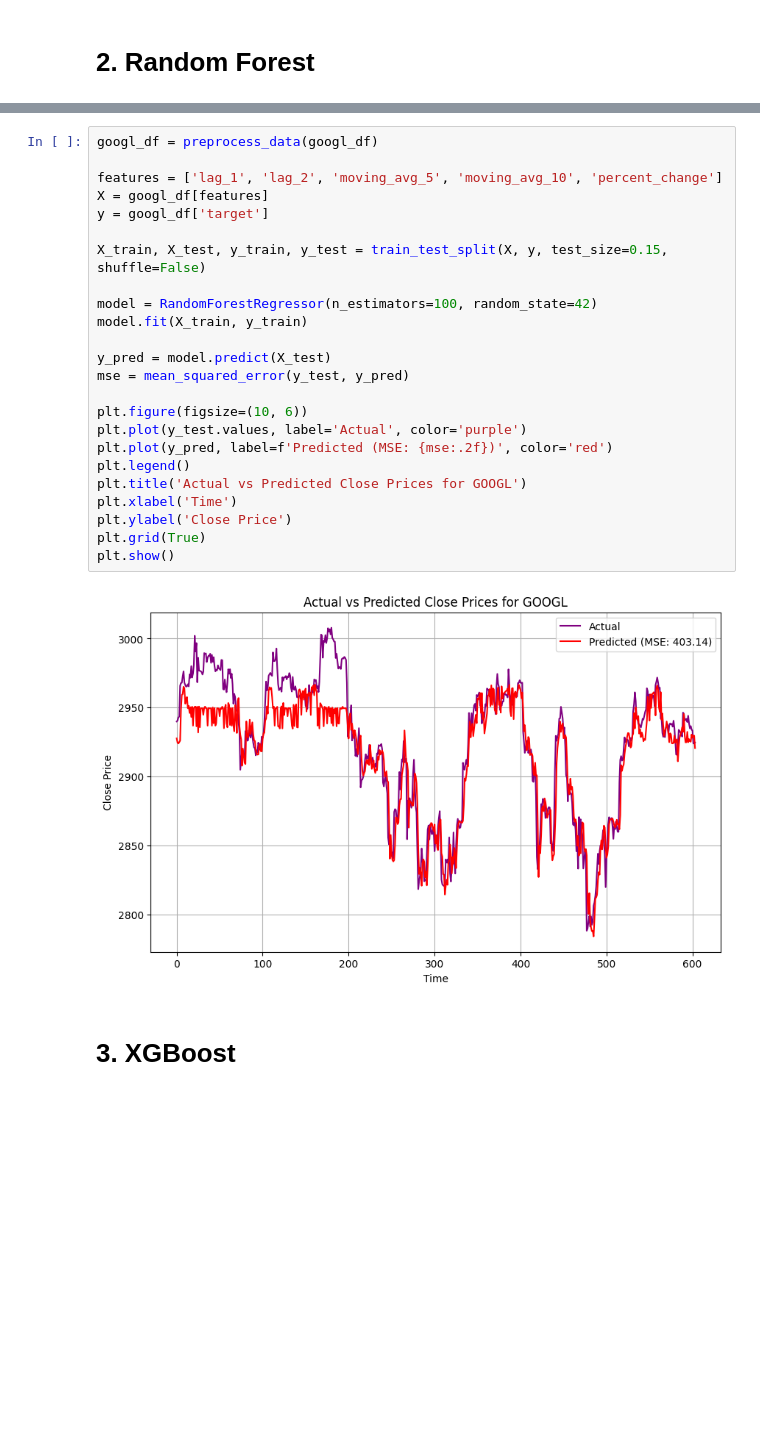
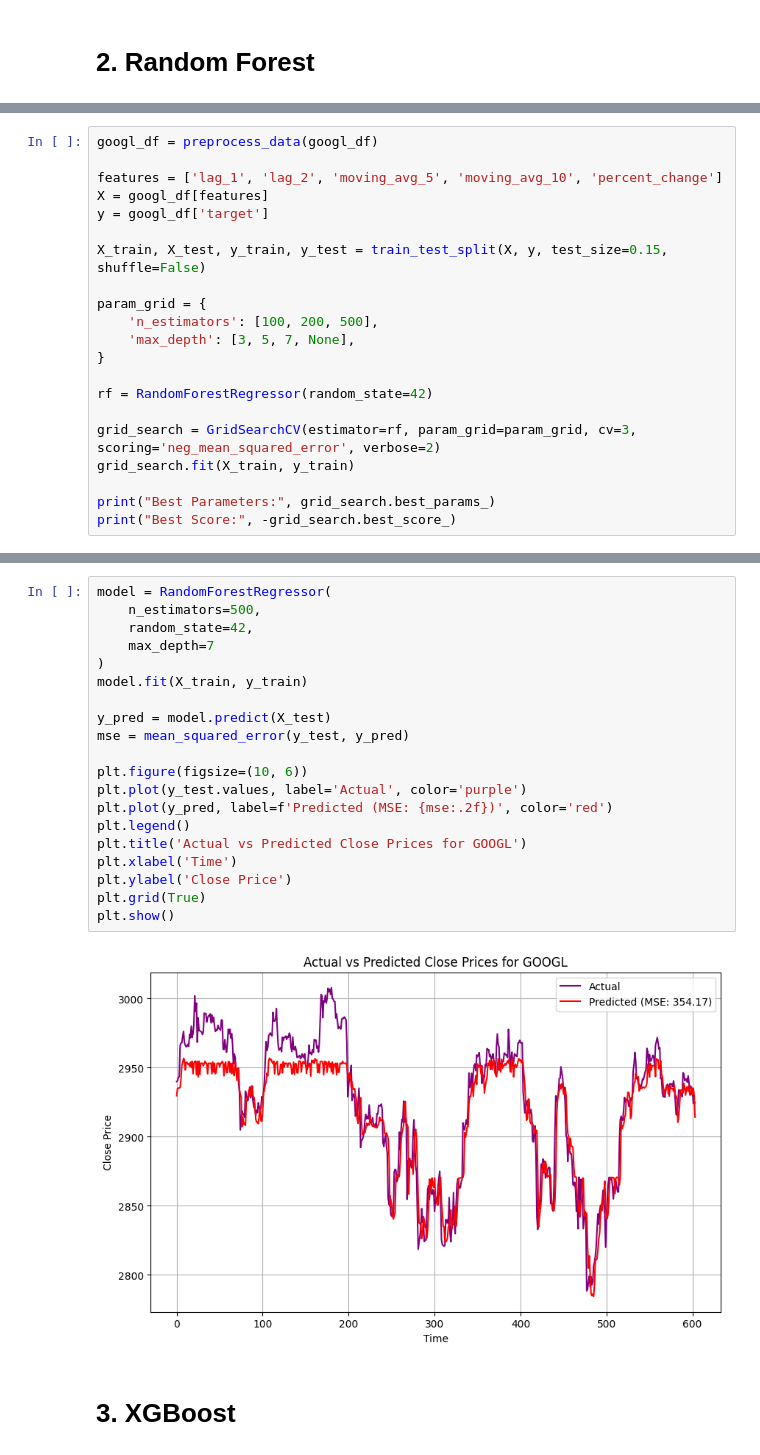
Before and after one commit to Najel-A/ML-Stock-Predictor, a Jupyter notebook: stock_prediction.ipynb, the cells around one changed output, grey strips where cells are left out. Cells and saved outputs as stored; diff of their text form; blank space fills up the shorter version.

```diff
--- a/stock_prediction.ipynb
+++ b/stock_prediction.ipynb
@@ -296,3 +395,24 @@ plt.show()
 # %% [output]
 Mean Squared Error: 4.781366921051151
 [figure]
+# %%
+googl_df = preprocess_data(googl_df)
+
+features = ['lag_1', 'lag_2', 'moving_avg_5', 'moving_avg_10', 'percent_change']
+X = googl_df[features]
+y = googl_df['target']
+
+X_train, X_test, y_train, y_test = train_test_split(X, y, test_size=0.15, shuffle=False)
+
+param_grid = {
+    'n_estimators': [100, 200, 500],
+    'max_depth': [3, 5, 7, None],
+}
+
+rf = RandomForestRegressor(random_state=42)
+
+grid_search = GridSearchCV(estimator=rf, param_grid=param_grid, cv=3, scoring='neg_mean_squared_error', verbose=2)
+grid_search.fit(X_train, y_train)
+
+print("Best Parameters:", grid_search.best_params_)
+print("Best Score:", -grid_search.best_score_)
@@ -299,29 +437,25 @@ Mean Squared Error: 4.781366921051151
 # %%
-googl_df = preprocess_data(googl_df)
-
-features = ['lag_1', 'lag_2', 'moving_avg_5', 'moving_avg_10', 'percent_change']
-X = googl_df[features]
-y = googl_df['target']
-
-X_train, X_test, y_train, y_test = train_test_split(X, y, test_size=0.15, shuffle=False)
-
-model = RandomForestRegressor(n_estimators=100, random_state=42)
+model = RandomForestRegressor(
+    n_estimators=500,
+    random_state=42,
+    max_depth=7
+)
 model.fit(X_train, y_train)
 
 y_pred = model.predict(X_test)
 mse = mean_squared_error(y_test, y_pred)
 
 plt.figure(figsize=(10, 6))
 plt.plot(y_test.values, label='Actual', color='purple')
 plt.plot(y_pred, label=f'Predicted (MSE: {mse:.2f})', color='red')
 plt.legend()
 plt.title('Actual vs Predicted Close Prices for GOOGL')
 plt.xlabel('Time')
 plt.ylabel('Close Price')
 plt.grid(True)
 plt.show()
 # %% [output]
-[figure, old version]
+[figure, new version]
 # %% [markdown]
 # 3. XGBoost
 # %%
```
Also changed, not shown: parts of 7 cells of this notebook.
